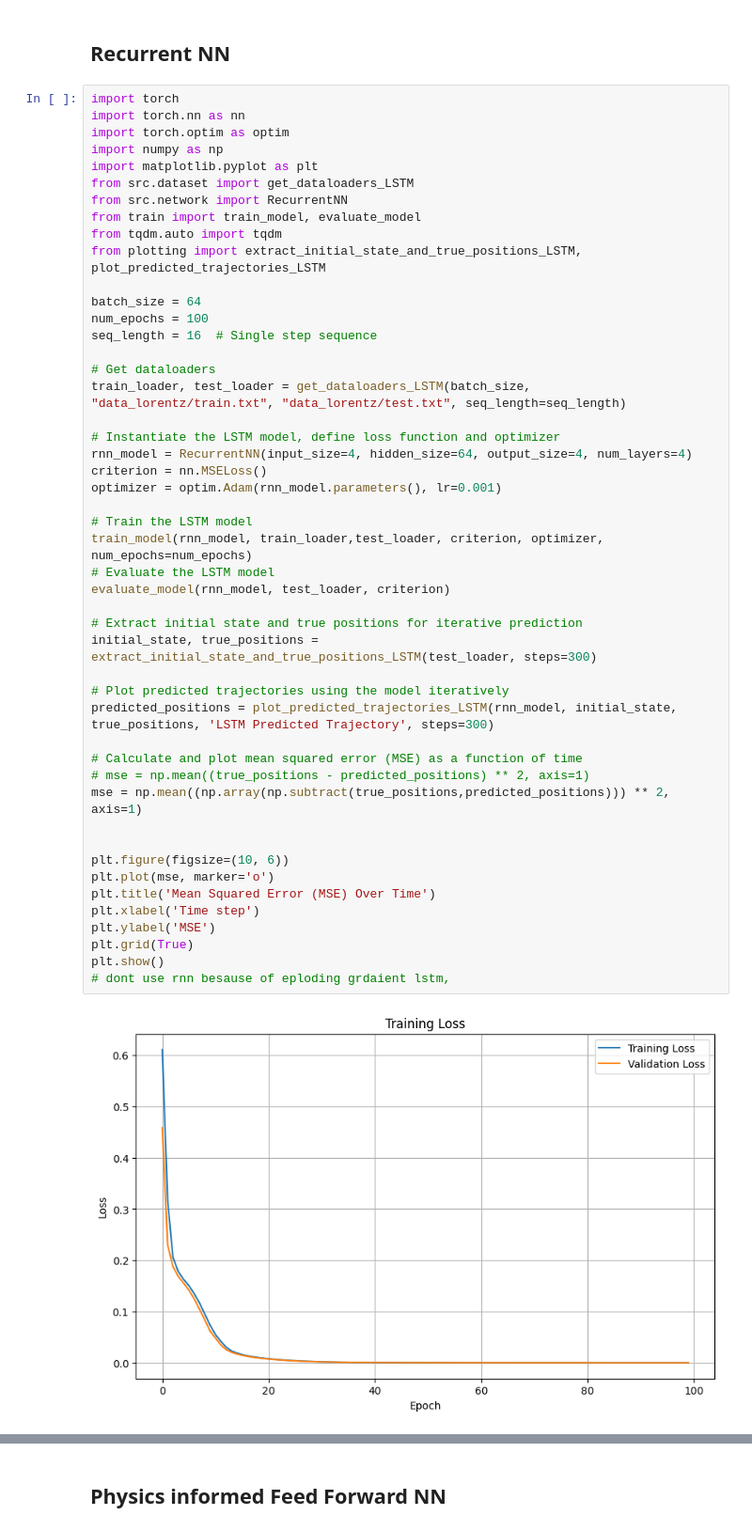
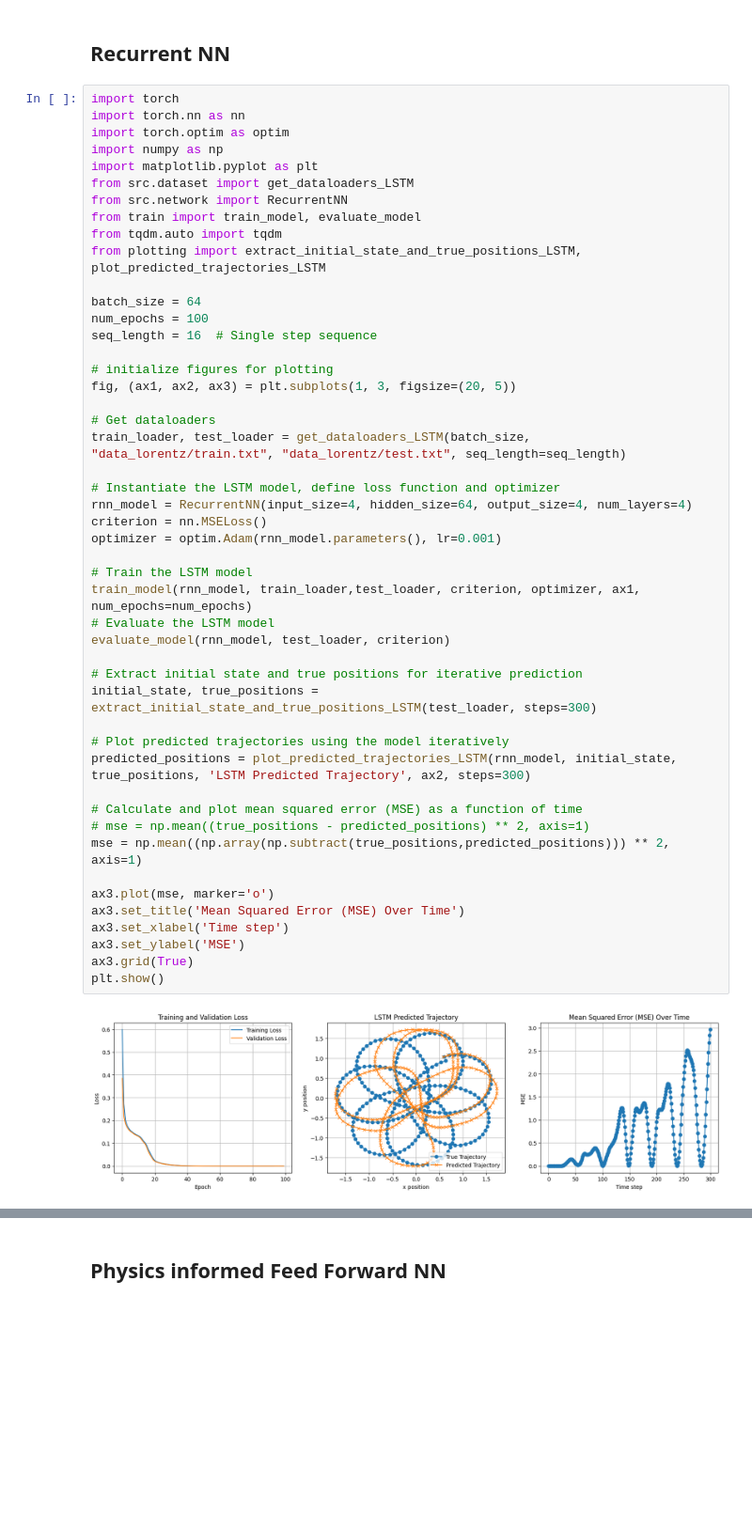
Before and after one commit to green3diamond/PINN-project-particle, a Jupyter notebook: vizualize.ipynb, the cells around one changed output, grey strips where cells are left out. Shown at 94% size. Drawn from its saved outputs; the diff is of its cells as text; blank space fills up the shorter version.

```diff
--- a/vizualize.ipynb
+++ b/vizualize.ipynb
@@ -62,41 +61,41 @@ from train import train_model, evaluate_model
 from tqdm.auto import tqdm
 from plotting import extract_initial_state_and_true_positions_LSTM, plot_predicted_trajectories_LSTM
 
 batch_size = 64
 num_epochs = 100
 seq_length = 16  # Single step sequence
 
+# initialize figures for plotting
+fig, (ax1, ax2, ax3) = plt.subplots(1, 3, figsize=(20, 5))
+
 # Get dataloaders
 train_loader, test_loader = get_dataloaders_LSTM(batch_size, "data_lorentz/train.txt", "data_lorentz/test.txt", seq_length=seq_length)
 
 # Instantiate the LSTM model, define loss function and optimizer
 rnn_model = RecurrentNN(input_size=4, hidden_size=64, output_size=4, num_layers=4)
 criterion = nn.MSELoss()
 optimizer = optim.Adam(rnn_model.parameters(), lr=0.001)
 
 # Train the LSTM model
-train_model(rnn_model, train_loader,test_loader, criterion, optimizer, num_epochs=num_epochs)
+train_model(rnn_model, train_loader,test_loader, criterion, optimizer, ax1, num_epochs=num_epochs)
 # Evaluate the LSTM model
 evaluate_model(rnn_model, test_loader, criterion)
 
 # Extract initial state and true positions for iterative prediction
 initial_state, true_positions = extract_initial_state_and_true_positions_LSTM(test_loader, steps=300)
 
 # Plot predicted trajectories using the model iteratively
-predicted_positions = plot_predicted_trajectories_LSTM(rnn_model, initial_state, true_positions, 'LSTM Predicted Trajectory', steps=300)
+predicted_positions = plot_predicted_trajectories_LSTM(rnn_model, initial_state, true_positions, 'LSTM Predicted Trajectory', ax2, steps=300)
 
 # Calculate and plot mean squared error (MSE) as a function of time
 # mse = np.mean((true_positions - predicted_positions) ** 2, axis=1)
 mse = np.mean((np.array(np.subtract(true_positions,predicted_positions))) ** 2, axis=1)
 
-
-plt.figure(figsize=(10, 6))
-plt.plot(mse, marker='o')
-plt.title('Mean Squared Error (MSE) Over Time')
-plt.xlabel('Time step')
-plt.ylabel('MSE')
-plt.grid(True)
+ax3.plot(mse, marker='o')
+ax3.set_title('Mean Squared Error (MSE) Over Time')
+ax3.set_xlabel('Time step')
+ax3.set_ylabel('MSE')
+ax3.grid(True)
 plt.show()
-# dont use rnn besause of eploding grdaient lstm,
 # %% [output]
-[figure, old version]
+[figure, new version]
```
Also changed, not shown: parts of 9 cells of this notebook.
